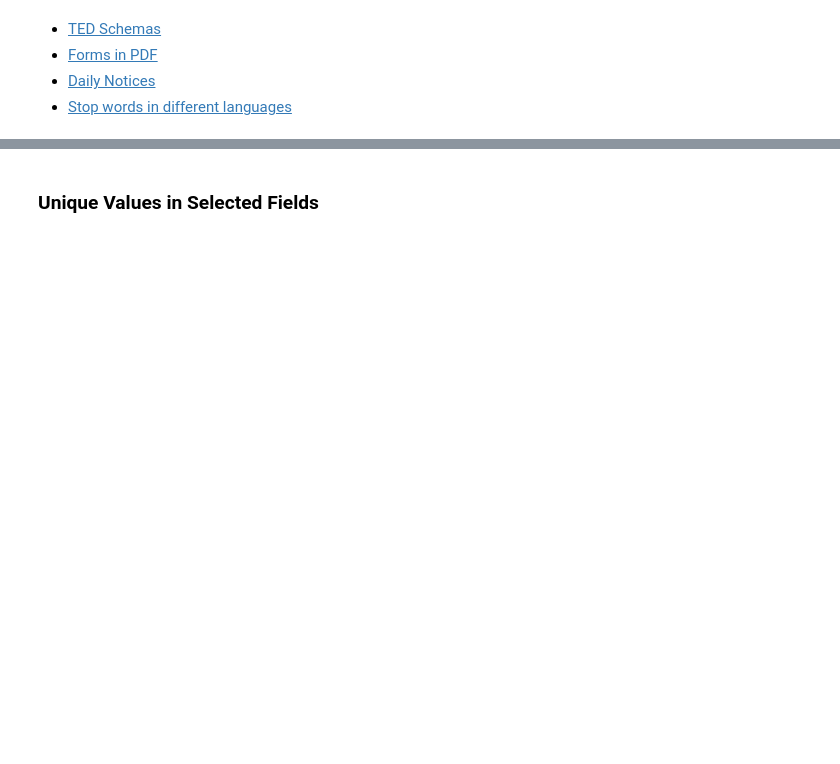
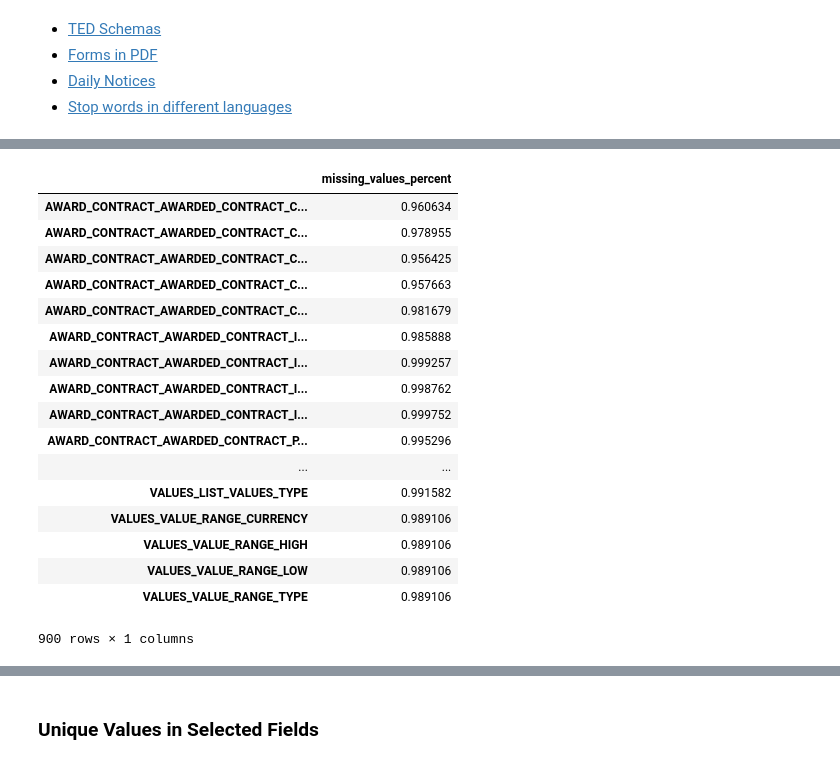
Before and after one commit to nfreundlich/CS498-CCA-CourseProject, a Jupyter notebook: notebooks/ted_eda.ipynb, the cells around one changed output, grey strips where cells are left out. Drawn from its saved outputs; the diff is of its cells as text; code cells hidden in the pictures; blank space fills up the shorter version.

```diff
--- a/notebooks/ted_eda.ipynb
+++ b/notebooks/ted_eda.ipynb
@@ -296,3 +365,30 @@ df.head()
+# %%
+# columns with percentage of values null
+empty_cols = (df.isnull().sum() / len(df))
+
+empty_cols_df = pd.DataFrame(empty_cols, columns=["missing_values_percent"])
+
+# look at columns with more than 85% of values missing
+empty_cols_df[empty_cols_df['missing_values_percent'] > 0.95]
+# %% [output]
+|  | missing_values_percent |
+| AWARD_CONTRACT_AWARDED_CONTRACT_C... | 0.960634 |
+| AWARD_CONTRACT_AWARDED_CONTRACT_C... | 0.978955 |
+| AWARD_CONTRACT_AWARDED_CONTRACT_C... | 0.956425 |
+| AWARD_CONTRACT_AWARDED_CONTRACT_C... | 0.957663 |
+| AWARD_CONTRACT_AWARDED_CONTRACT_C... | 0.981679 |
+| AWARD_CONTRACT_AWARDED_CONTRACT_I... | 0.985888 |
+| AWARD_CONTRACT_AWARDED_CONTRACT_I... | 0.999257 |
+| AWARD_CONTRACT_AWARDED_CONTRACT_I... | 0.998762 |
+| AWARD_CONTRACT_AWARDED_CONTRACT_I... | 0.999752 |
+| AWARD_CONTRACT_AWARDED_CONTRACT_P... | 0.995296 |
+| ... | ... |
+| VALUES_LIST_VALUES_TYPE | 0.991582 |
+| VALUES_VALUE_RANGE_CURRENCY | 0.989106 |
+| VALUES_VALUE_RANGE_HIGH | 0.989106 |
+| VALUES_VALUE_RANGE_LOW | 0.989106 |
+| VALUES_VALUE_RANGE_TYPE | 0.989106 |
+900 rows × 1 columns
 # %%
 len(df)
 # %% [output]
```
Also changed, not shown: parts of 18 cells of this notebook.
